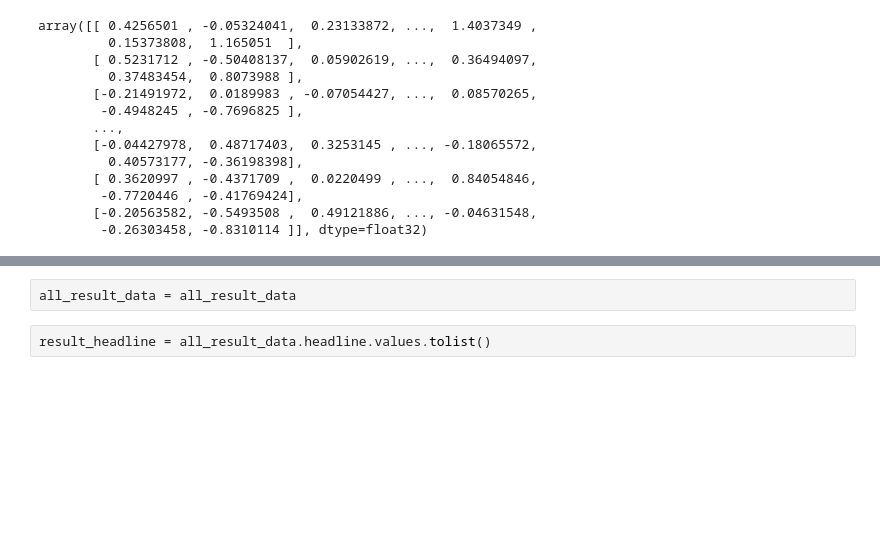
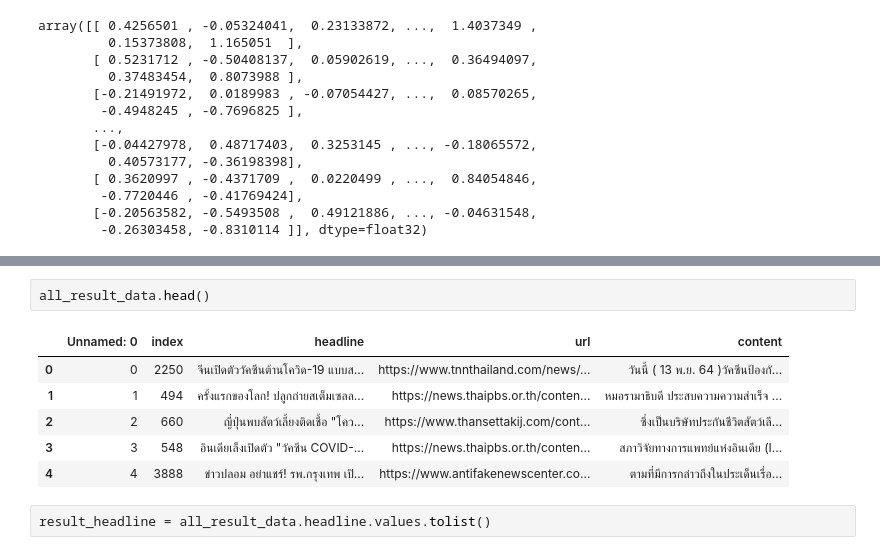
Before and after one commit to PPjaisri/Senior-project, a Jupyter notebook: Preprocess/similarity_check.ipynb, the cells around one changed output, grey strips where cells are left out. Drawn from its saved outputs; the diff is of its cells as text; blank space fills up the shorter version.

```diff
--- a/Preprocess/similarity_check.ipynb
+++ b/Preprocess/similarity_check.ipynb
@@ -122,5 +119,12 @@ all_result_data.tail()
 # %%
-all_result_data = all_result_data
+all_result_data.head()
+# %% [output]
+|  | Unnamed: 0 | index | headline | url | content |
+| 0 | 0 | 2250 | จีนเปิดตัววัคซีนต้านโควิด-19 แบบส... | https://www.tnnthailand.com/news/... | วันนี้ ( 13 พ.ย. 64 )วัคซีนป้องกั... |
+| 1 | 1 | 494 | ครั้งแรกของโลก! ปลูกถ่ายสเต็มเซลล... | https://news.thaipbs.or.th/conten... | หมอรามาธิบดี ประสบความความสำเร็จ ... |
+| 2 | 2 | 660 | ญี่ปุ่นพบสัตว์เลี้ยงติดเชื้อ "โคว... | https://www.thansettakij.com/cont... | ซึ่งเป็นบริษัทประกันชีวิตสัตว์เลี... |
+| 3 | 3 | 548 | อินเดียเล็งเปิดตัว "วัคซีน COVID-... | https://news.thaipbs.or.th/conten... | สภาวิจัยทางการแพทย์แห่งอินเดีย (I... |
+| 4 | 4 | 3888 | ข่าวปลอม อย่าแชร์! รพ.กรุงเทพ เปิ... | https://www.antifakenewscenter.co... | ตามที่มีการกล่าวถึงในประเด็นเรื่อ... |
 # %%
 result_headline = all_result_data.headline.values.tolist()
 # %%
```
Also changed, not shown: parts of 26 cells of this notebook, 17 other files.
